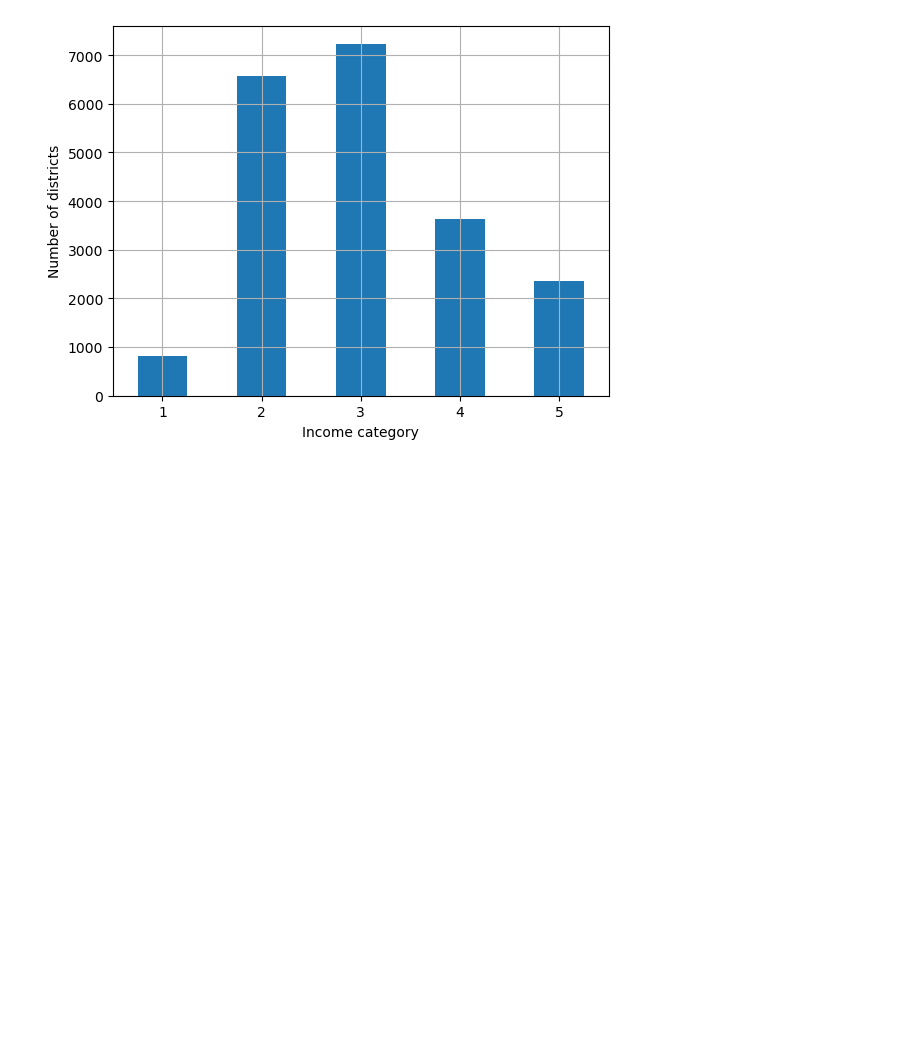
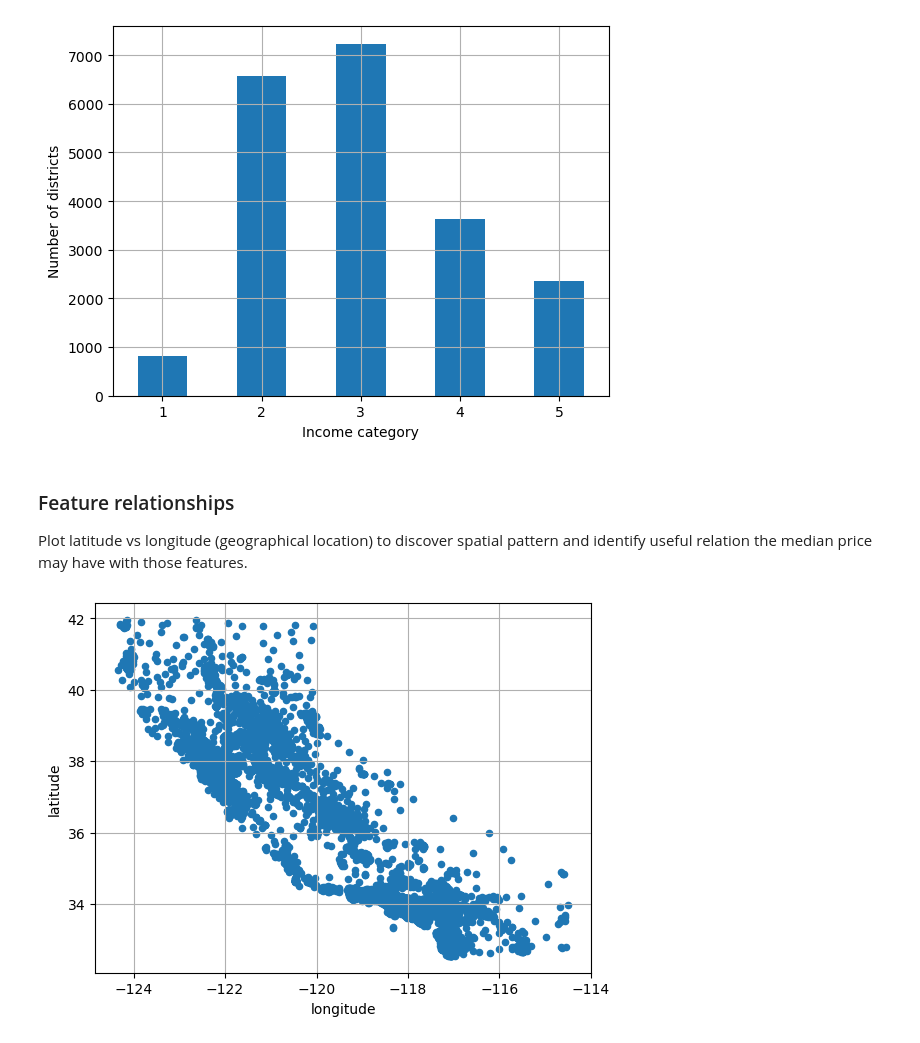
Before and after one commit to Yeabsra-Seyoum/housing-price-prediction-system, a Jupyter notebook: Housing.ipynb, the cells around one changed output. Cells and saved outputs as stored; diff of their text form; code cells hidden in the pictures; blank space fills up the shorter version.

```diff
--- a/Housing.ipynb
+++ b/Housing.ipynb
@@ -94,12 +94,23 @@ plt.show()
 # %%
 from sklearn.model_selection import train_test_split
 
-train_set, test_set = train_test_split(
+strat_train_set, strat_test_set = train_test_split(
     housing,
     test_size=0.2,
     random_state=42,
     stratify=housing["income_cat"]   # Income cat is median income segemented into 5 categories, so we can use it for stratified sampling.
 )
 
-for set_ in (train_set, test_set):
+for set_ in (strat_train_set, strat_test_set):
     set_.drop("income_cat", axis=1, inplace=True)
+# %%
+housing = strat_train_set.copy()   # Copy so we can later return to original data
+# %% [markdown]
+### Feature relationships
+Plot latitude vs longitude (geographical location) to discover spatial pattern and identify useful relation the median price may have with those features.
+# %%
+housing.plot(kind="scatter", x="longitude", y="latitude",
+grid=True)
+plt.show()
+# %% [output]
+[figure, added]
```
Also changed, not shown: parts of 11 cells of this notebook.
